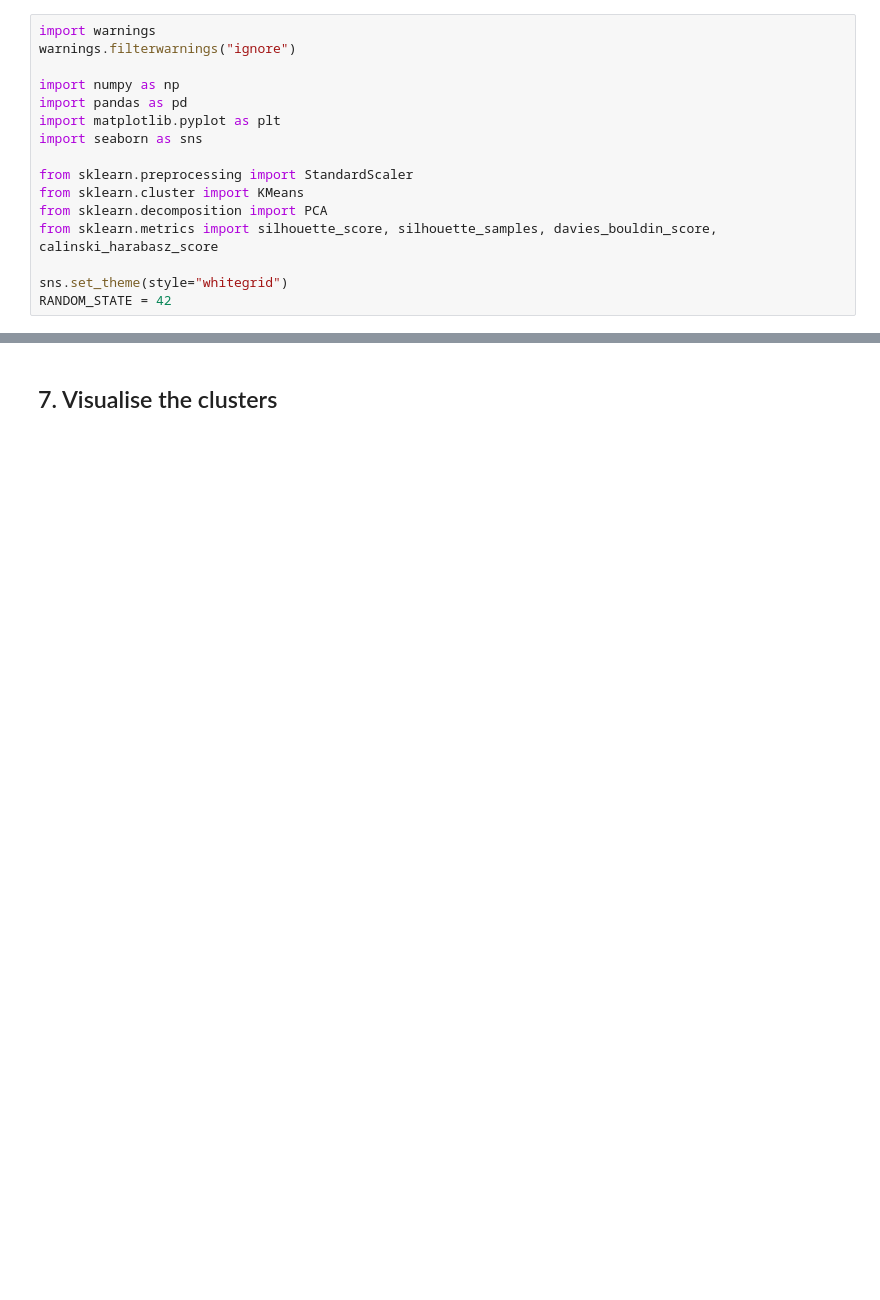
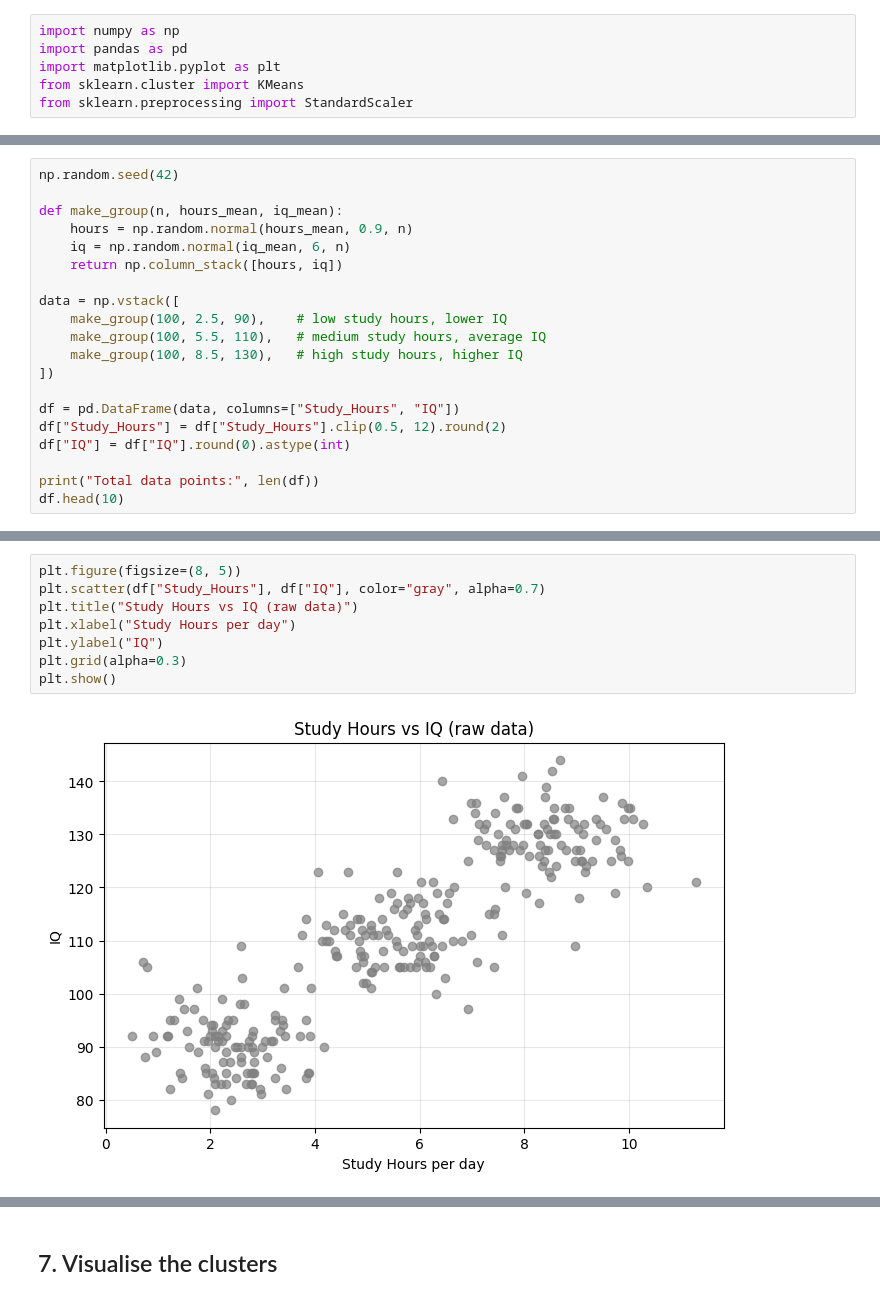
Before and after one commit to Kishanmvs/Machine-Learning-II-Lab-BCI702, a Jupyter notebook: Lab7_KMeans.ipynb, the cells around one changed output, grey strips where cells are left out. Cells and saved outputs as stored; diff of their text form; blank space fills up the shorter version.

```diff
--- a/Lab7_KMeans.ipynb
+++ b/Lab7_KMeans.ipynb
@@ -16,16 +8,6 @@ This notebook reads an unlabeled dataset and groups its rows by similarity using
 # %%
-import warnings
-warnings.filterwarnings("ignore")
-
 import numpy as np
 import pandas as pd
 import matplotlib.pyplot as plt
-import seaborn as sns
-
+from sklearn.cluster import KMeans
 from sklearn.preprocessing import StandardScaler
-from sklearn.cluster import KMeans
-from sklearn.decomposition import PCA
-from sklearn.metrics import silhouette_score, silhouette_samples, davies_bouldin_score, calinski_harabasz_score
-
-sns.set_theme(style="whitegrid")
-RANDOM_STATE = 42
@@ -200,0 +17,20 @@ Name: count, dtype: int64
+# %%
+np.random.seed(42)
+
+def make_group(n, hours_mean, iq_mean):
+    hours = np.random.normal(hours_mean, 0.9, n)
+    iq = np.random.normal(iq_mean, 6, n)
+    return np.column_stack([hours, iq])
+
+data = np.vstack([
+    make_group(100, 2.5, 90),    # low study hours, lower IQ
+    make_group(100, 5.5, 110),   # medium study hours, average IQ
+    make_group(100, 8.5, 130),   # high study hours, higher IQ
+])
+
+df = pd.DataFrame(data, columns=["Study_Hours", "IQ"])
+df["Study_Hours"] = df["Study_Hours"].clip(0.5, 12).round(2)
+df["IQ"] = df["IQ"].round(0).astype(int)
+
+print("Total data points:", len(df))
+df.head(10)
@@ -200,0 +64,10 @@ Name: count, dtype: int64
+# %%
+plt.figure(figsize=(8, 5))
+plt.scatter(df["Study_Hours"], df["IQ"], color="gray", alpha=0.7)
+plt.title("Study Hours vs IQ (raw data)")
+plt.xlabel("Study Hours per day")
+plt.ylabel("IQ")
+plt.grid(alpha=0.3)
+plt.show()
+# %% [output]
+[figure, added]
```
Also changed, not shown: parts of 41 cells of this notebook.
